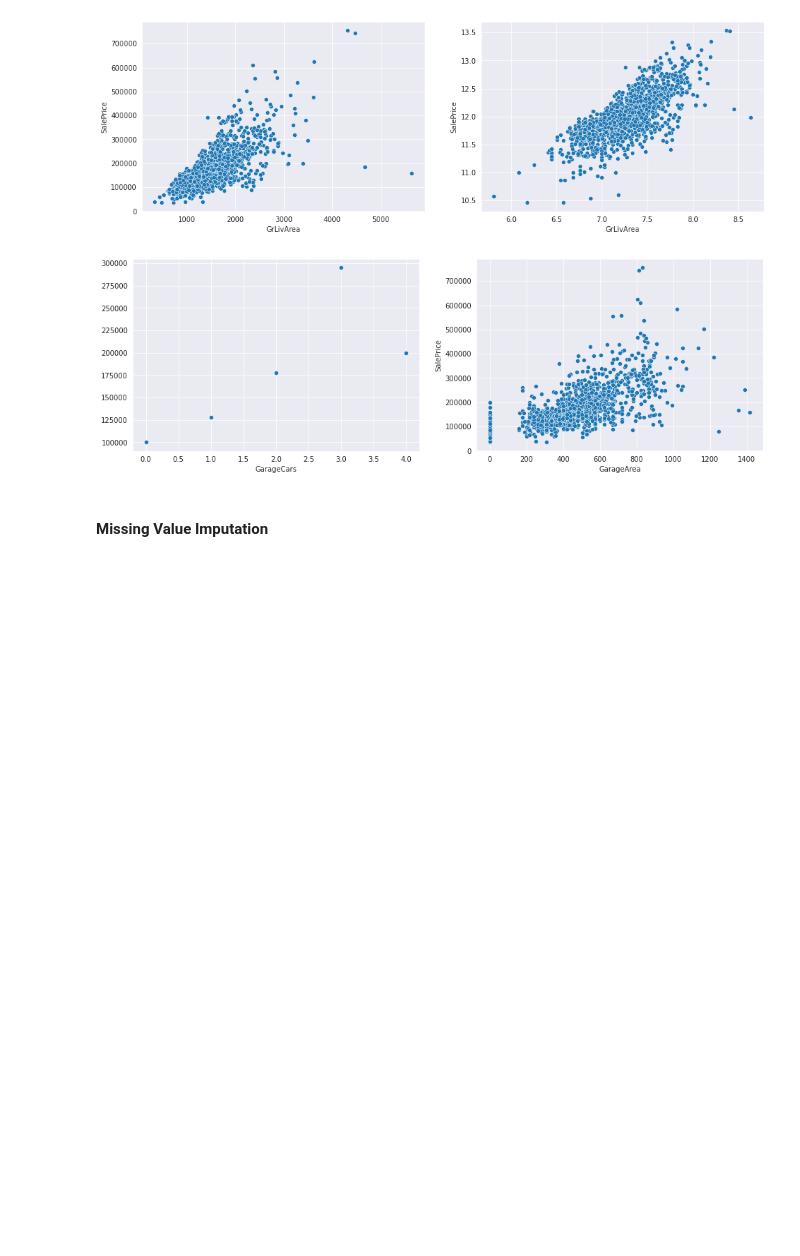
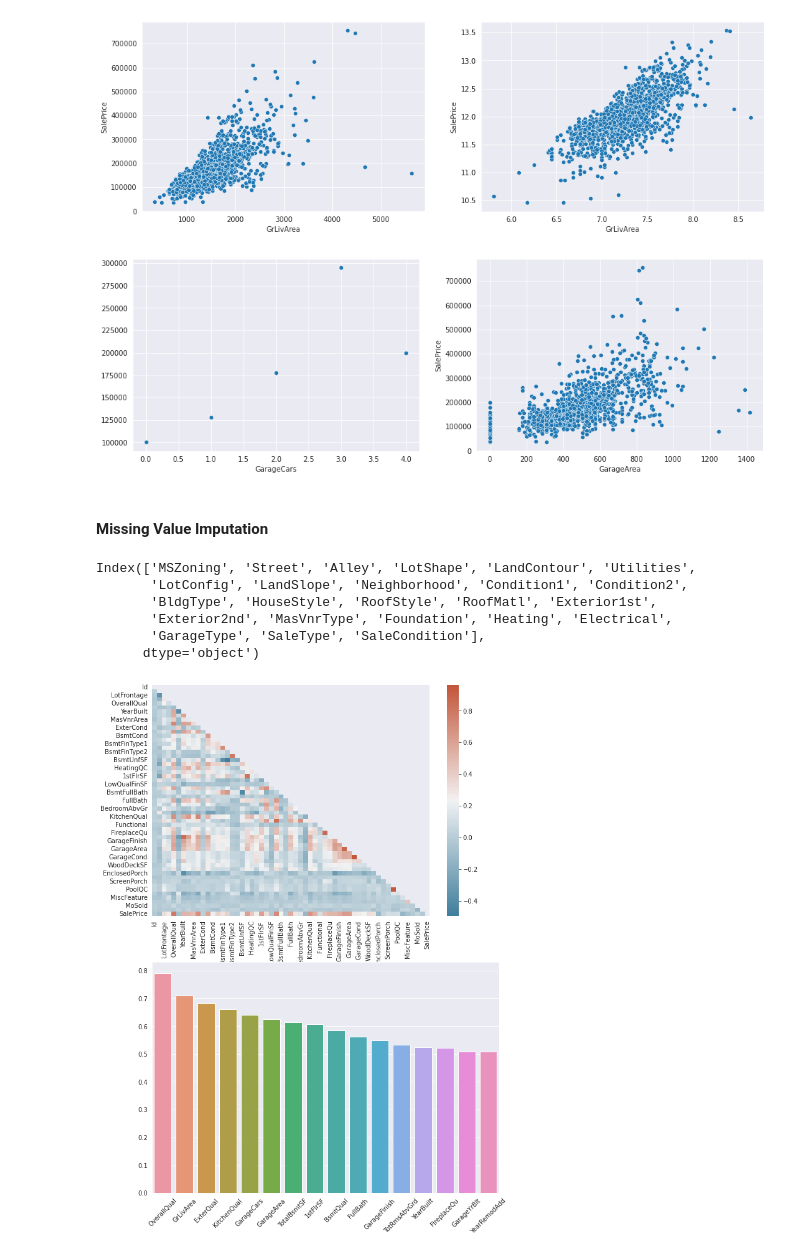
Before and after one commit to nitishsingh158/ML_noteboks, a Jupyter notebook: ameshousingregression.ipynb, the cells around one changed output. Drawn from its saved outputs; the diff is of its cells as text; code cells hidden in the pictures; blank space fills up the shorter version.

```diff
--- a/ameshousingregression.ipynb
+++ b/ameshousingregression.ipynb
@@ -194,0 +191,34 @@ for col in df.select_dtypes(include='object').columns:
+# %%
+# convert the rest of the category columns to factors, POTENTIAL IMPROVEMENT HERE
+
+# for col in df.select_dtypes(include='object').columns:
+#     df[col], _ = pd.factorize(df[col])
+
+# Potential improvement in MS Subclass and Neighborhood etc columns
+
+df.select_dtypes(include = 'object').columns
+# %% [output]
+Index(['MSZoning', 'Street', 'Alley', 'LotShape', 'LandContour', 'Utilities',
+       'LotConfig', 'LandSlope', 'Neighborhood', 'Condition1', 'Condition2',
+       'BldgType', 'HouseStyle', 'RoofStyle', 'RoofMatl', 'Exterior1st',
+       'Exterior2nd', 'MasVnrType', 'Foundation', 'Heating', 'Electrical',
+       'GarageType', 'SaleType', 'SaleCondition'],
+      dtype='object')
+# %%
+# Check for correlations again
+full_corr_matrix = df.corr()
+
+#Top correlated columns with SalePrice
+
+top_corr = full_corr_matrix['SalePrice'].loc[full_corr_matrix['SalePrice'].abs() > 0.5 ].sort_values(ascending = False)[1:]
+
+# Plot the above two
+
+f, ax = plt.subplots(2, 1, figsize=(10, 15))
+cmap = sns.diverging_palette(230, 20, as_cmap=True)
+mask = np.triu(np.ones_like(full_corr_matrix, dtype = bool))
+sns.heatmap(data = full_corr_matrix, mask = mask, cmap = cmap, ax = ax[0])
+sns.barplot(x = top_corr.index, y = top_corr.values, ax = ax[1])
+ax[1].tick_params(axis='x', rotation=45);
+# %% [output]
+[figure, added]
```
Also changed, not shown: parts of 19 cells of this notebook.
